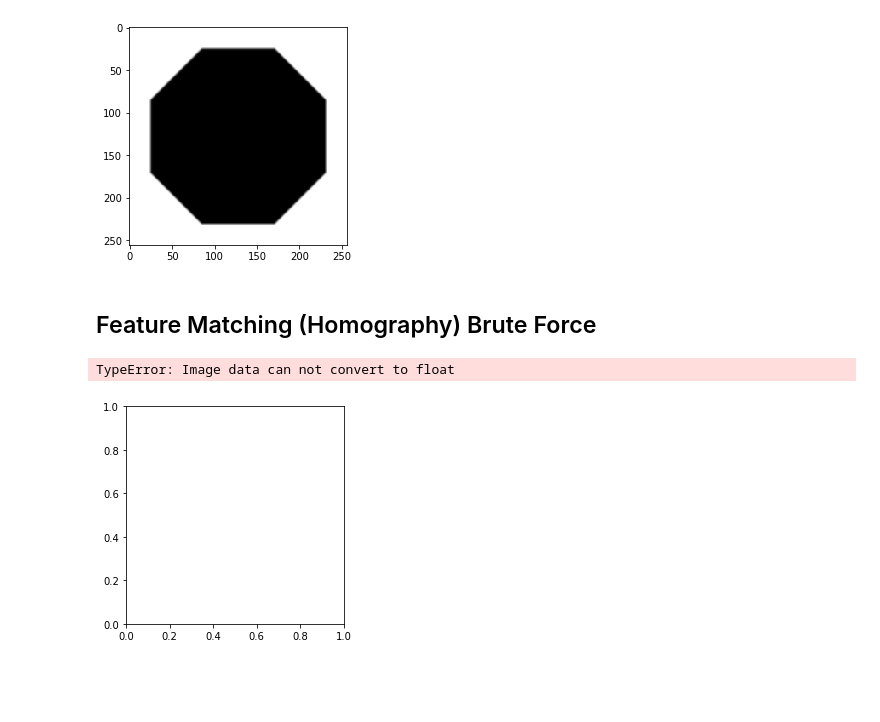
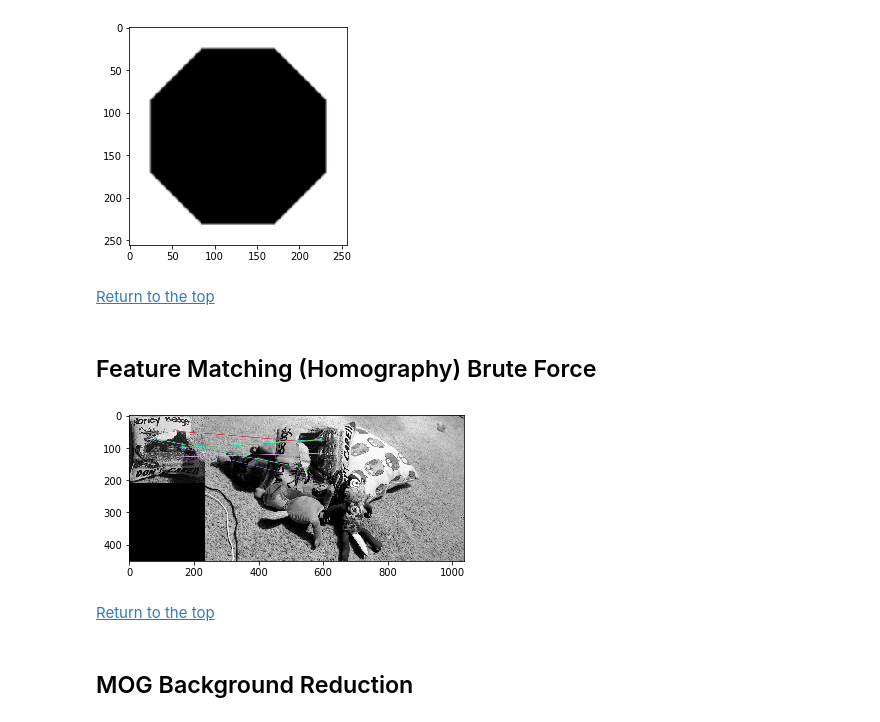
Before and after one commit to xmnlab/notebooks, a Jupyter notebook: cv/OpenCV.ipynb, the cells around one changed output. Drawn from its saved outputs; the diff is of its cells as text; code cells hidden in the pictures; blank space fills up the shorter version.

```diff
--- a/cv/OpenCV.ipynb
+++ b/cv/OpenCV.ipynb
@@ -613,10 +631,10 @@ edges
 # url: https://www.youtube.com/watch?v=2CZltXv-Gpk&index=11&list=PLQVvvaa0QuDdttJXlLtAJxJetJcqmqlQq
 # %%
 %matplotlib inline
-img = cv2.imread(filename='opencv-template-matching-python-tutorial.jpg')
+img = cv2.imread(filename='img/opencv-template-matching-python-tutorial.jpg')
 img_gray = bgr2gray(im=img)
 
-template = cv2.imread(filename='opencv-template-for-matching.jpg', flags=0)
+template = cv2.imread(filename='img/opencv-template-for-matching.jpg', flags=0)
 
 w, h = template.shape[::-1]
 
@@ -675,7 +695,9 @@ numpy.where(condition[, x, y])
     the indices where condition is True.
 # %%
 %matplotlib inline
-img = cv2.imread(filename='foreground-extraction.jpg', flags=cv2.IMREAD_COLOR)
+img = cv2.imread(
+    filename='img/foreground-extraction.jpg', flags=cv2.IMREAD_COLOR
+)
 
 # It is a mask image where we specify which areas are background,
 # foreground or probable background/foreground etc.
@@ -732,7 +754,7 @@ refs:
 """
 # %%
 # CV_LOAD_IMAGE_GRAYSCALE
-img = cv2.imread('octagon.png', cv2.IMREAD_COLOR)
+img = cv2.imread('img/octagon.png', cv2.IMREAD_COLOR)
 
 gray = bgr2gray(img).astype(np.float32)
 
@@ -754,6 +776,8 @@ plt.close()
 # %% [output]
 [figure]
 [figure]
+# %% [markdown]
+[Return to the top](#Table-of-Contents)
 # %% [markdown]
 ## Feature Matching (Homography) Brute Force
 # %%
@@ -773,18 +797,21 @@ some distance calculation. And the closest one is returned.
 # %%
 %matplotlib inline
 
-# CV_LOAD_IMAGE_GRAYSCALE
 img1 = cv2.imread(
-    filename='opencv-feature-matching-template.png',
+    filename='img/opencv-feature-matching-template.jpg',
     flags=cv2.IMREAD_GRAYSCALE
 )
 img2 = cv2.imread(
-    filename='opencv-feature-matching-image.png',
+    filename='img/opencv-feature-matching-image.jpg',
     flags=cv2.IMREAD_GRAYSCALE
 )
 
 orb = cv2.ORB_create()
 
+"""
+detectAndCompute(image, mask[, descriptors[, useProvidedKeypoints]]) ->
+    keypoints, descriptors
+"""
 kp1, des1 = orb.detectAndCompute(image=img1, mask=None)
 kp2, des2 = orb.detectAndCompute(image=img2, mask=None)
 
@@ -811,32 +838,35 @@ bf = cv2.BFMatcher(normType=cv2.NORM_HAMMING, crossCheck=True)
 Once it is created, two important methods are BFMatcher.match() and
 BFMatcher.knnMatch(). First one returns the best match.
 Second method returns k best matches where k is specified by the user.
 It may be useful when we need to do additional work on that.
 
 """
 matches = bf.match(des1, des2)
 matches = sorted(matches, key=lambda x: x.distance)
 
 """
 Like we used cv2.drawKeypoints() to draw keypoints, cv2.drawMatches()
 helps us to draw the matches. It stacks two images horizontally and draw
 lines from first image to second image showing best matches.
 There is also cv2.drawMatchesKnn which draws all the k best matches.
 If k=2, it will draw two match-lines for each keypoint. So we have to pass
 a mask if we want to selectively draw it.
 
 """
 img3 = cv2.drawMatches(
     img1=img1, keypoints1=kp1,
     img2=img2, keypoints2=kp2,
     matches1to2=matches[:10],
     outImg=None, flags=2
 )
 
 plt.imshow(X=img3, cmap='gray')
 plt.show()
 
 plt.close()
 # %% [output]
-TypeError: Image data can not convert to float
-[figure, old version]
+[figure, new version]
+# %% [markdown]
+[Return to the top](#Table-of-Contents)
+# %% [markdown]
+## MOG Background Reduction
```
Also changed, not shown: parts of 26 cells of this notebook, 27 other files.
